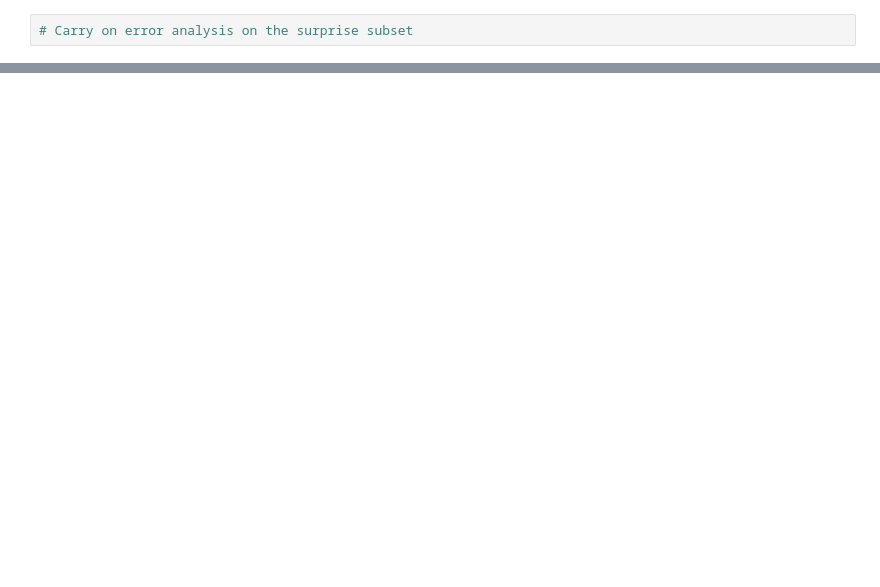
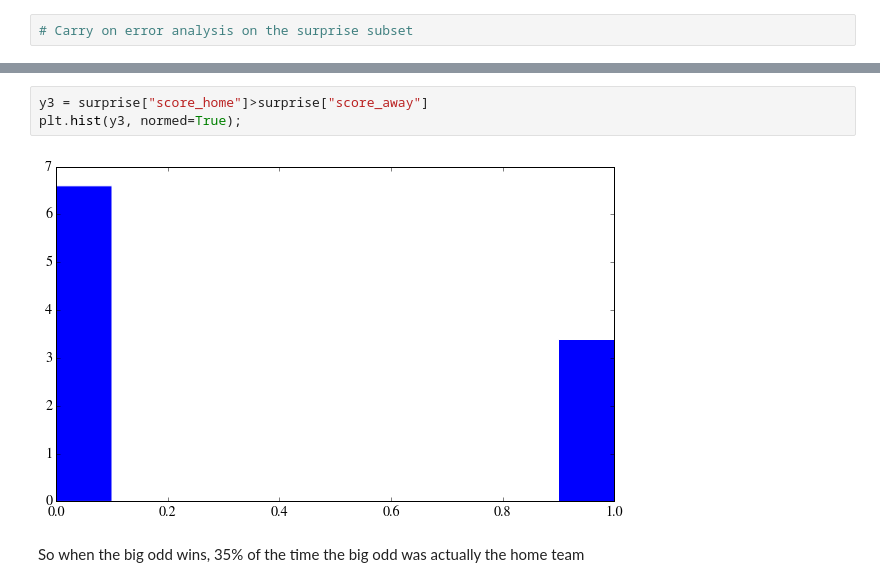
Before and after one commit to louisguitton/nba-predict, a Jupyter notebook: analysis/games-analysis.ipynb, the cells around one changed output, grey strips where cells are left out. Cells and saved outputs as stored; diff of their text form; blank space fills up the shorter version.

```diff
--- a/analysis/games-analysis.ipynb
+++ b/analysis/games-analysis.ipynb
@@ -266,0 +272,7 @@ plt.hist(surprise["odd_home"], normed=True);
+# %%
+y3 = surprise["score_home"]>surprise["score_away"]
+plt.hist(y3, normed=True);
+# %% [output]
+[figure, added]
+# %% [markdown]
+So when the big odd wins, 35% of the time the big odd was actually the home team
```
Also changed, not shown: parts of 6 cells of this notebook.
